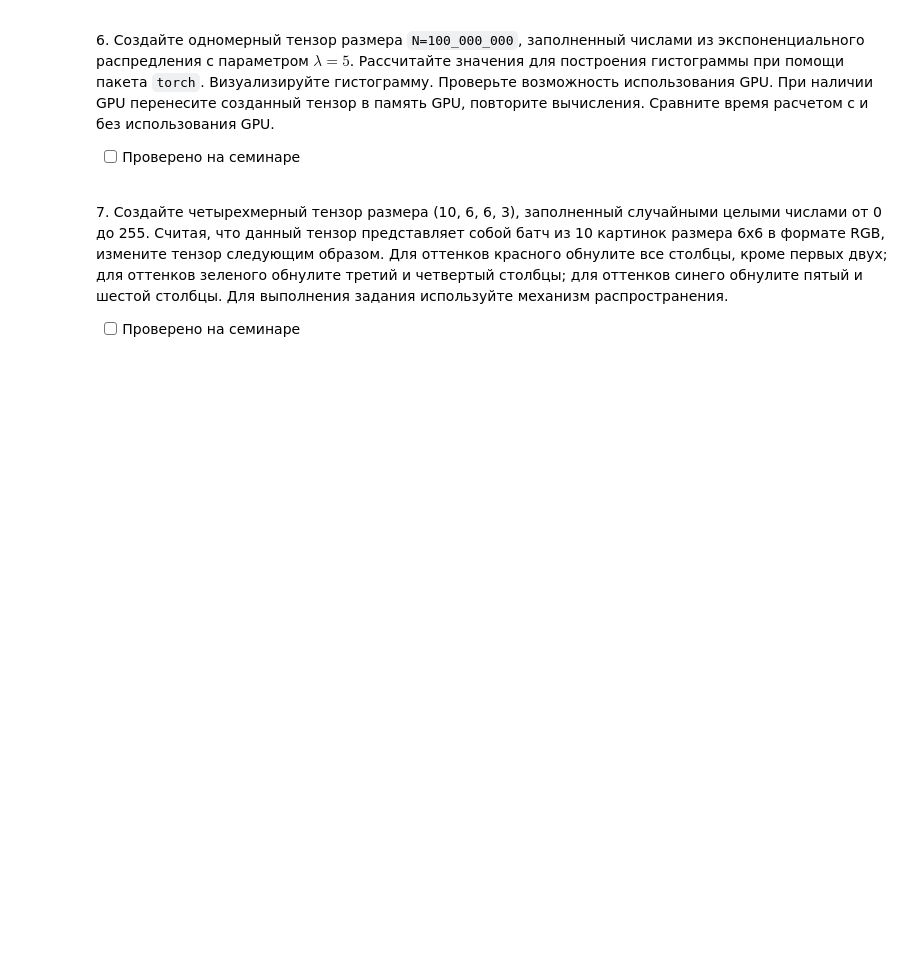
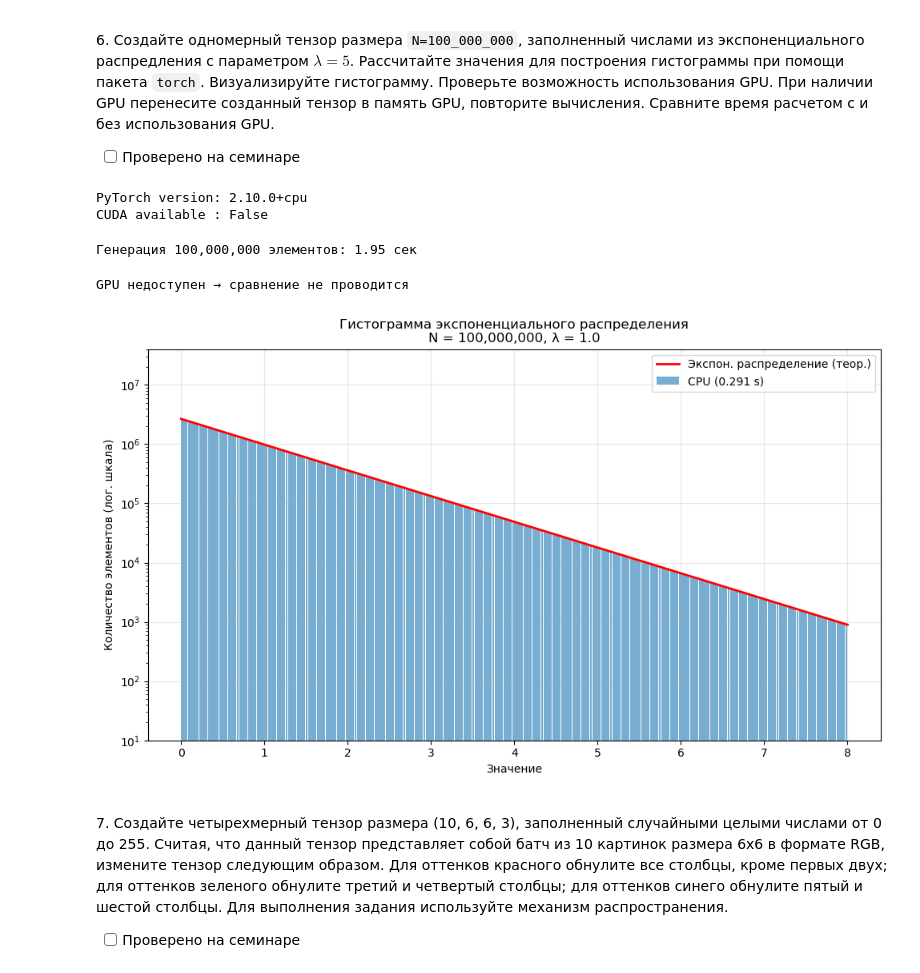
Before and after one commit to Halva773/DeepLearning_FU, a Jupyter notebook: 01_intro/01_1_tensors.ipynb, the cells around one changed output. Cells and saved outputs as stored; diff of their text form; code cells hidden in the pictures; blank space fills up the shorter version.

```diff
--- a/01_intro/01_1_tensors.ipynb
+++ b/01_intro/01_1_tensors.ipynb
@@ -56,0 +267,15 @@ __Автор задач: Блохин Н.В. (NVBlokhin@fa.ru)__
+# %%
+# Параметры
+N = 100_000_000          # 100 миллионов элементов
+lambda_param = 1.0       # параметр экспоненциального распределения (scale = 1/λ)
+bins = 300               # количество столбцов в гистограмме
+device_gpu = "cuda" if torch.cuda.is_available() else "cpu"
+
+print(f"PyTorch version: {torch.__version__}")
+print(f"CUDA available : {torch.cuda.is_available()}")
+if torch.cuda.is_available():
+    print(f"Device name    : {torch.cuda.get_device_name(0)}")
+    print(f"GPU memory     : {torch.cuda.get_device_properties(0).total_memory / 1e9:.1f} GB")
+# %% [output]
+PyTorch version: 2.10.0+cpu
+CUDA available : False
@@ -57,3 +305,68 @@ __Автор задач: Блохин Н.В. (NVBlokhin@fa.ru)__
+# %%
+t0 = time.perf_counter()
+x = torch.distributions.Exponential(rate=lambda_param).sample((N,))
+gen_time = time.perf_counter() - t0
+print(f"Генерация {N:,} элементов: {gen_time:.2f} сек")
+# %% [output]
+Генерация 100,000,000 элементов: 1.95 сек
+# %%
+# Вариант 1: CPU
+print("\n=== CPU ===")
+hist_cpu, edges_cpu, time_cpu = compute_histogram(x, device_name="cpu")
+print(f"Время построения гистограммы (CPU): {time_cpu:.3f} сек")
+# %%
+# Вариант 2: GPU (если доступен)
+time_gpu = None
+if torch.cuda.is_available():
+    print("\n=== GPU ===")
+    x_gpu = x.to("cuda")
+
+    torch.cuda.synchronize()
+    t0 = time.perf_counter()
+    hist_gpu, edges_gpu, time_gpu = compute_histogram(x_gpu, device_name="cuda")
+    torch.cuda.synchronize()
+    time_gpu_total = time.perf_counter() - t0
+
+    print(f"Время построения гистограммы (GPU): {time_gpu:.3f} сек")
+    print(f"Ускорение гистограммы: {time_cpu / time_gpu:.1f}×" if time_gpu > 0 else "—")
+
+    # Сравниваем результаты
+    diff = torch.abs(hist_cpu - hist_gpu.cpu())
+    print(f"Максимальная разница между CPU и GPU гистограммами: {diff.max().item():.2e}")
+else:
+    print("GPU недоступен → сравнение не проводится")
+# %% [output]
+GPU недоступен → сравнение не проводится
+# %%
+# ─── Визуализация (всегда на CPU) ───────────────────────────────
+plt.figure(figsize=(10, 6))
+
+centers = (edges_cpu[:-1] + edges_cpu[1:]) / 2
+
+plt.bar(centers, hist_cpu, width=(edges_cpu[1]-edges_cpu[0])*0.9,
+        alpha=0.6, label=f"CPU ({time_cpu:.3f} s)", color="C0")
+
+if time_gpu is not None:
+    plt.bar(centers, hist_gpu, width=(edges_gpu[1]-edges_gpu[0])*0.45,
+            alpha=0.5, label=f"GPU  ({time_gpu:.3f} s)", color="C1", align="right")
+
+# Теоретическая плотность
+x_th = torch.linspace(0, 8, 200)
+pdf = lambda_param * torch.exp(-lambda_param * x_th)
+plt.plot(x_th, pdf * N * (edges_cpu[1]-edges_cpu[0]),
+         'r-', lw=2, label="Экспон. распределение (теор.)")
+
+plt.yscale("log")
+plt.ylim(1e1, N*0.4)
+plt.xlabel("Значение")
+plt.ylabel("Количество элементов (лог. шкала)")
+plt.title(f"Гистограмма экспоненциального распределения\nN = {N:,}, λ = {lambda_param}")
+plt.legend()
+plt.grid(True, alpha=0.3)
+plt.tight_layout()
+plt.show()
+# %% [output]
+[figure, added]
 # %% [markdown]
 <p class="task" id="7"></p>
 
```
Also changed, not shown: parts of 24 cells of this notebook.
